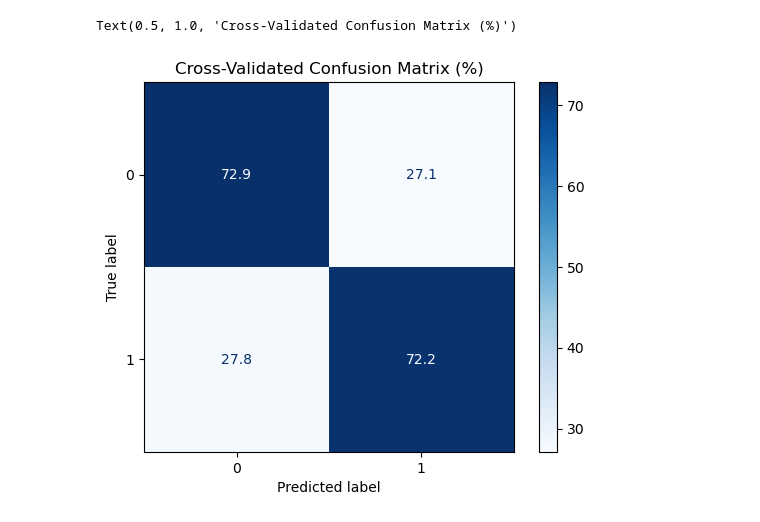
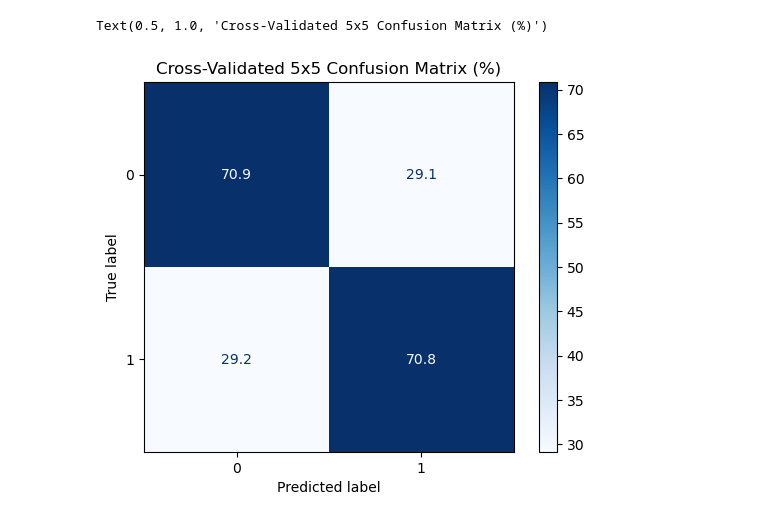
Before and after one commit to Princess-O1633/EEG_Project, a Jupyter notebook: five_ft_model.ipynb, the cells around one changed output. Drawn from its saved outputs; the diff is of its cells as text; code cells hidden in the pictures.

```diff
--- a/five_ft_model.ipynb
+++ b/five_ft_model.ipynb
@@ -11,7 +11,7 @@ import joblib
 # =========================
 # LOAD DATA
 # =========================
-df = pd.read_csv("ML_Feature_Matrix.csv")
+df = pd.read_csv(r"C:\Users\User\Documents\EEG_Project\dataSheets\ML_Feature_Matrix.csv")
 
 # =========================
 # SELECTED FEATURES
@@ -30,7 +30,7 @@ y = df['Label_Impaired'].values
 # =========================
 # CONFIG
 # =========================
-cv = RepeatedStratifiedKFold(n_splits=5, n_repeats=4, random_state=4224)  # Repeated 5x5 CV
+cv = RepeatedStratifiedKFold(n_splits=5, n_repeats=5, random_state=4224)  # Repeated 5x5 CV
 
 scoring_metrics = {
     'AUC': 'roc_auc',
@@ -49,7 +49,7 @@ final_pipeline = Pipeline([
     ('rf', RandomForestClassifier(
         n_estimators=500,
         random_state=4224,
-        max_depth=10
+        max_depth=5
     ))
 ])
 
@@ -80,7 +80,7 @@ print(importances)
 # =========================
 # SAVE MODEL
 # =========================
-joblib.dump(final_pipeline, "PD_MoCA_RF_5Feature_Final.pkl")
+#joblib.dump(final_pipeline, "PD_MoCA_RF_5Feature_Final.pkl")
 print("\nFinal model saved as PD_MoCA_RF_5Feature_Final.pkl")
 
 # Individual fold scores
@@ -107,33 +438,52 @@ Individual Fold Accs: [0.8  0.7  0.8  0.7  0.7  0.7  0.75 0.65 0.75 0.7  0.65 0.
+# %%
+from sklearn.model_selection import StratifiedShuffleSplit
+
+sss = StratifiedShuffleSplit(n_splits=5, test_size=0.2, random_state=4224)
+
+results = []
+
+for fold, (train_idx, test_idx) in enumerate(sss.split(X, y)):
+    X_train, X_test = X[train_idx], X[test_idx]
+    y_train, y_test = y[train_idx], y[test_idx]
+
+    pipeline = Pipeline([
+        ('scaler', StandardScaler()),
+        ('rf', RandomForestClassifier(n_estimators=500, random_state=4224, max_depth=5))
+    ])
+
+    pipeline.fit(X_train, y_train)
+    # compute your metrics on X_test, y_test
+    # append to results
 # %%
 from sklearn.metrics import confusion_matrix, ConfusionMatrixDisplay
 
 # =========================
 # CROSS-VALIDATED PREDICTIONS
 # =========================
 y_true_all = []
 y_pred_all = []
 
 for train_idx, test_idx in cv.split(X, y):
     X_train, X_test = X[train_idx], X[test_idx]
     y_train, y_test = y[train_idx], y[test_idx]
 
     # Fit pipeline on training fold
     final_pipeline.fit(X_train, y_train)
 
     # Predict on test fold
     y_pred = final_pipeline.predict(X_test)
 
     # Store for combined confusion matrix
     y_true_all.extend(y_test)
     y_pred_all.extend(y_pred)
 
 # =========================
 # CROSS-VALIDATED CONFUSION MATRIX (Percent)
 # =========================
-cm_cv = confusion_matrix(y_true_all, y_pred_all, normalize='true') * 100  # convert to percentages
+cm_cv = confusion_matrix(y_true_all, y_pred_all, normalize='true')*100   # convert to percentages
 disp_cv = ConfusionMatrixDisplay(confusion_matrix=cm_cv, display_labels=final_pipeline.named_steps['rf'].classes_)
 disp_cv.plot(cmap='Blues', values_format=".1f")  # one decimal place
-disp_cv.ax_.set_title("Cross-Validated Confusion Matrix (%)")
+disp_cv.ax_.set_title("Cross-Validated 5x5 Confusion Matrix (%)")
 # %% [output]
-Text(0.5, 1.0, 'Cross-Validated Confusion Matrix (%)')
+Text(0.5, 1.0, 'Cross-Validated 5x5 Confusion Matrix (%)')
-[figure, old version]
+[figure, new version]
```
Also changed, not shown: parts of 10 cells of this notebook, 56 other files.
